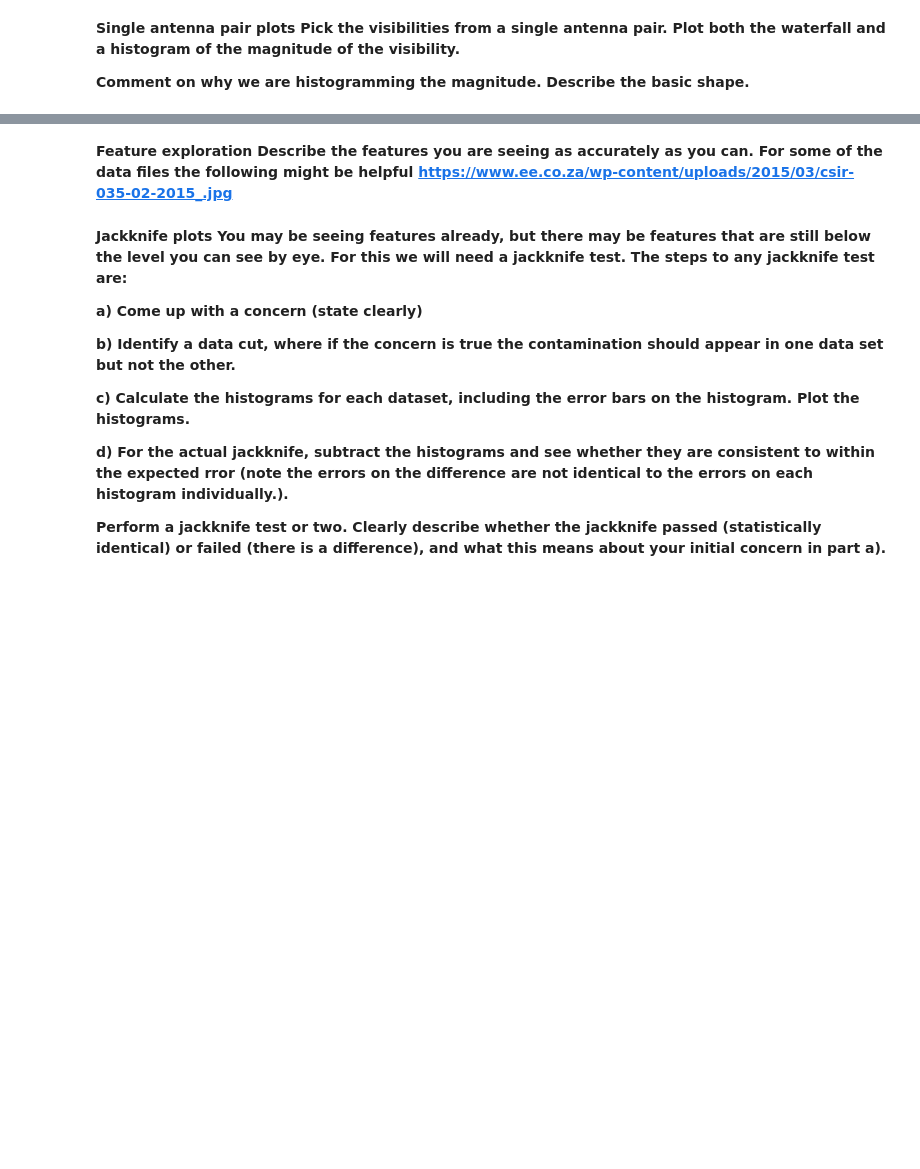
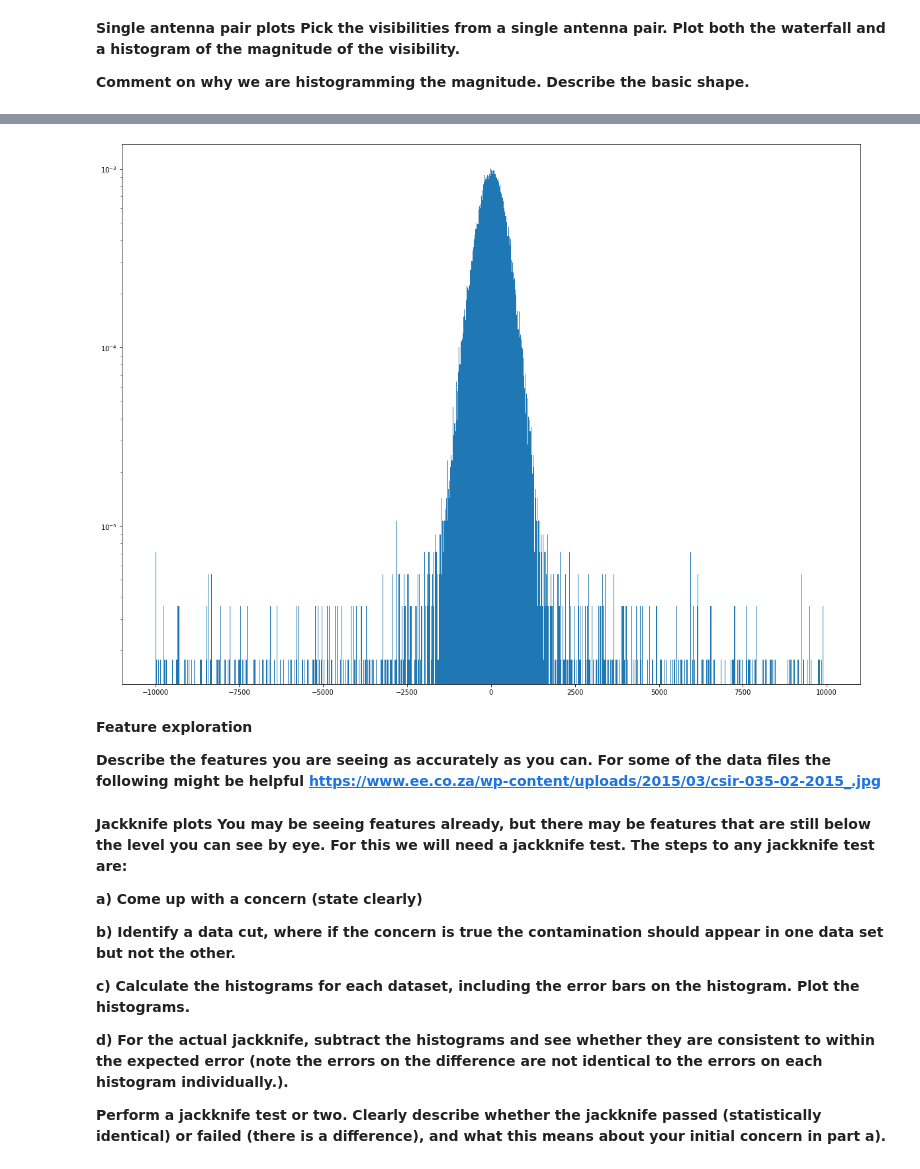
Before and after one commit to ecb49/burns_phys434, a Jupyter notebook: labs/Burns_Lab7_Lab8.ipynb, the cells around one changed output, grey strips where cells are left out. Cells and saved outputs as stored; diff of their text form; code cells hidden in the pictures; blank space fills up the shorter version.

```diff
--- a/labs/Burns_Lab7_Lab8.ipynb
+++ b/labs/Burns_Lab7_Lab8.ipynb
@@ -202,6 +204,19 @@ print(np.average(tot_dat[0][0]))
+# %%
+newlist = []
+for i in range(19):
+    for j in range(1536):
+        newlist.append((total_dat1[i][j]))
+
+
+plt.hist(newlist, bins=1000, density = True, range = (-10000,10000))
+plt.yscale('log')
+plt.show()
+# %% [output]
+[figure, added]
 # %% [markdown]
-**Feature exploration
-Describe the features you are seeing as accurately as you can. For some of the data files the following might be helpful https://www.ee.co.za/wp-content/uploads/2015/03/csir-035-02-2015_.jpg**
+**Feature exploration**
+
+**Describe the features you are seeing as accurately as you can. For some of the data files the following might be helpful https://www.ee.co.za/wp-content/uploads/2015/03/csir-035-02-2015_.jpg**
 # %% [markdown]
 **Jackknife plots
 You may be seeing features already, but there may be features that are still below the level you can see by eye. For this we will need a jackknife test. The steps to any jackknife test are:**
@@ -212,6 +227,6 @@ You may be seeing features already, but there may be features that are still bel
 
 **c) Calculate the histograms for each dataset, including the error bars on the histogram. Plot the histograms.**
 
-**d) For the actual jackknife, subtract the histograms and see whether they are consistent to within the expected rror (note the errors on the difference are not identical to the errors on each histogram individually.).**
+**d) For the actual jackknife, subtract the histograms and see whether they are consistent to within the expected error (note the errors on the difference are not identical to the errors on each histogram individually.).**
 
 **Perform a jackknife test or two. Clearly describe whether the jackknife passed (statistically identical) or failed (there is a difference), and what this means about your initial concern in part a).**
```
Also changed, not shown: parts of 13 cells of this notebook.
